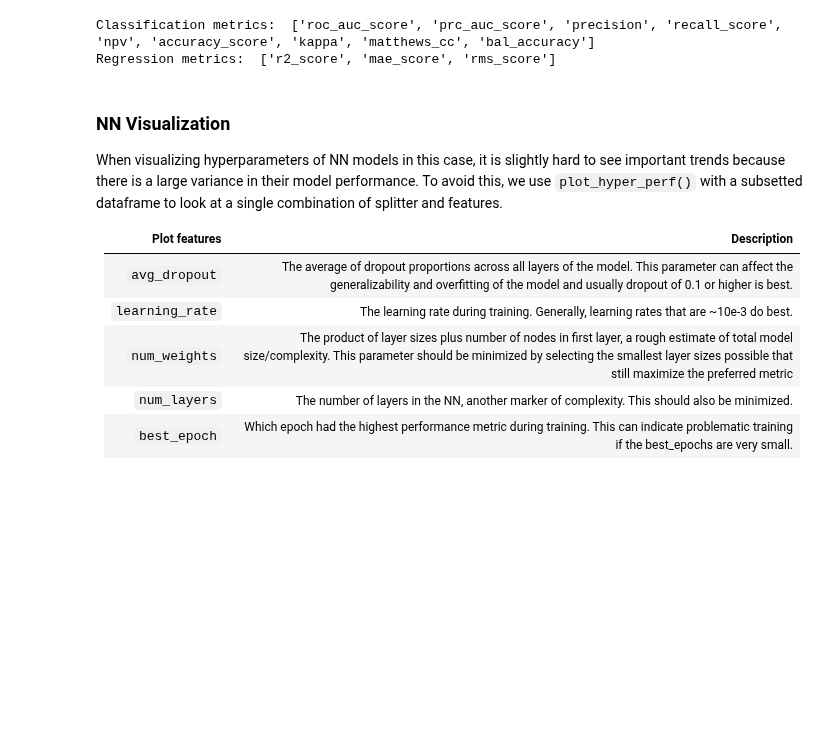
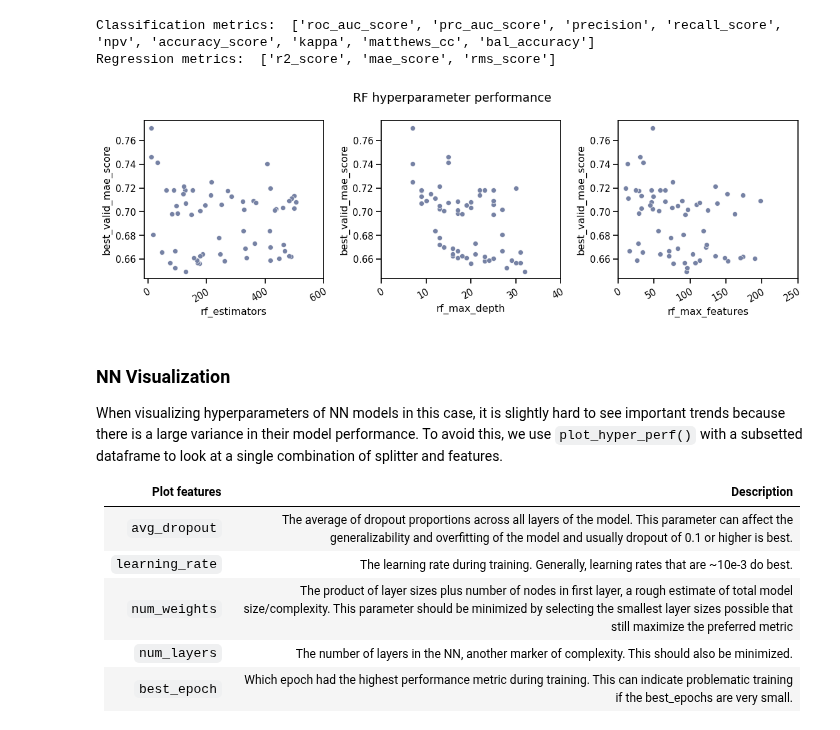
Before and after one commit to ATOMScience-org/AMPL, a Jupyter notebook: atomsci/ddm/examples/tutorials/06_compare_models.ipynb, the cells around one changed output. Saved outputs shown, nothing was run; the diff lists cells and outputs as text; code cells hidden in the pictures; blank space fills up the shorter version.

Commit message:
update compare models tutorial

```diff
--- a/atomsci/ddm/examples/tutorials/06_compare_models.ipynb
+++ b/atomsci/ddm/examples/tutorials/06_compare_models.ipynb
@@ -161,6 +161,10 @@ hpp.get_score_types()
 # %% [output]
 Classification metrics:  ['roc_auc_score', 'prc_auc_score', 'precision', 'recall_score', 'npv', 'accuracy_score', 'kappa', 'matthews_cc', 'bal_accuracy']
 Regression metrics:  ['r2_score', 'mae_score', 'rms_score']
+# %%
+hpp.plot_hyper_perf(result_df, model_type='RF', subset='valid', scoretype='mae_score')
+# %% [output]
+[figure, added]
 # %% [markdown]
 ### NN Visualization
 When visualizing hyperparameters of NN models in this case, it is slightly hard to see important trends because there is a large variance in their model performance. To avoid this, we use `plot_hyper_perf()` with a subsetted dataframe to look at a single combination of splitter and features.
```
Also changed, not shown: parts of 15 cells of this notebook.
